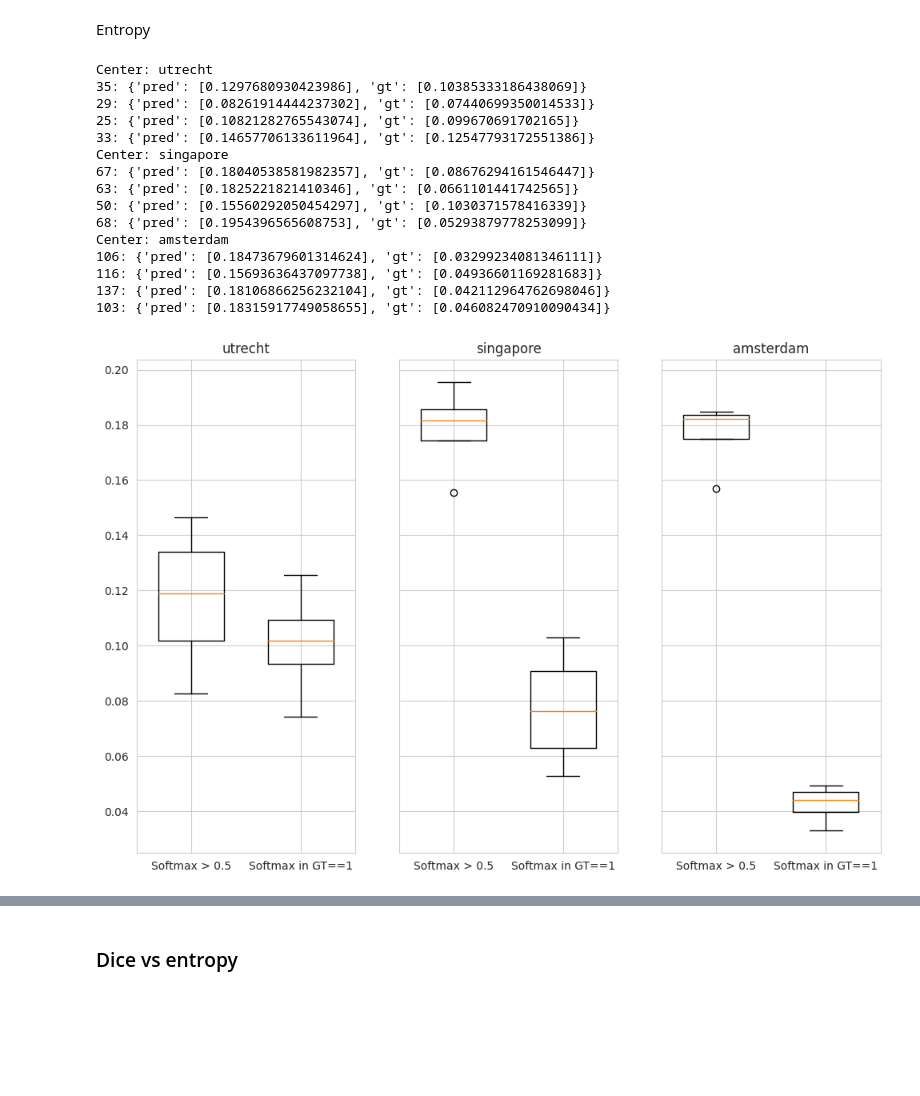
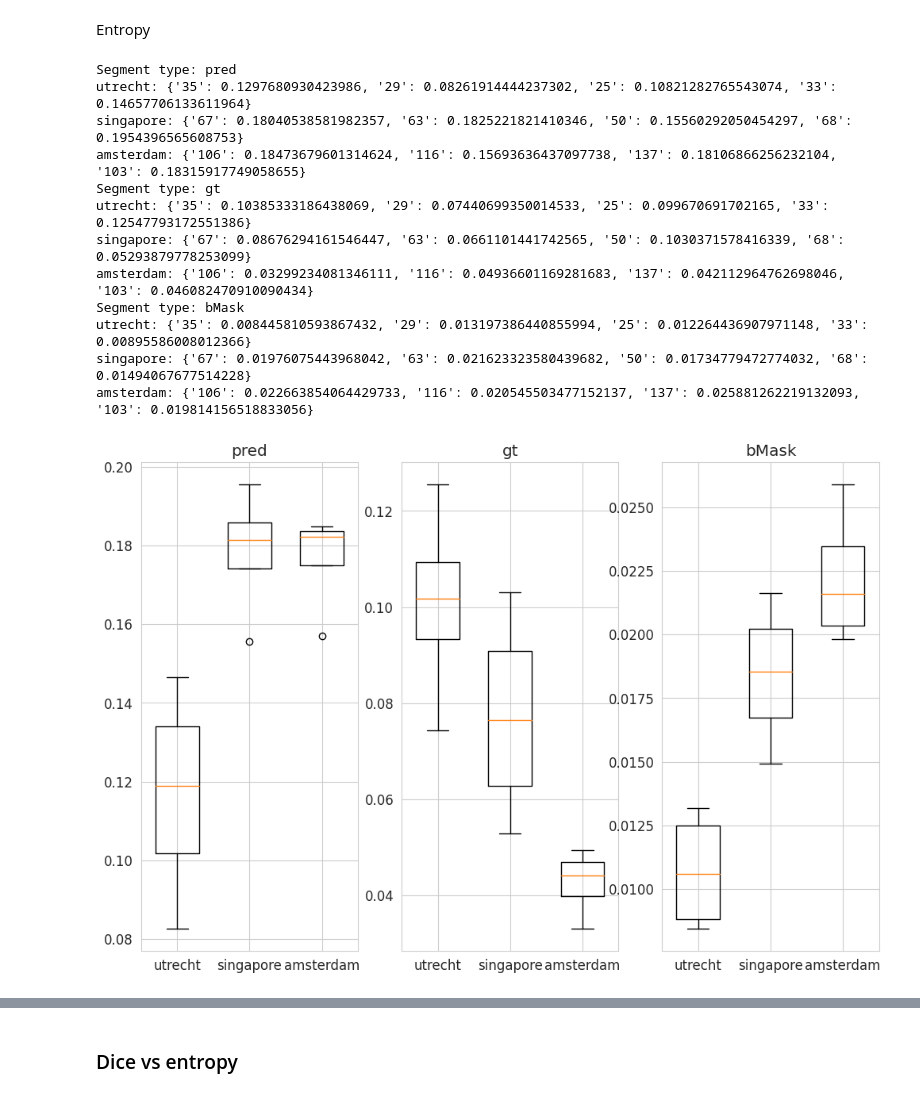
Before and after one commit to vfmatzkin/wmh-mc-seg, a Jupyter notebook: notebooks/training_Utrecht_ce_7704/metrics_u.ipynb, the cells around one changed output, grey strips where cells are left out. Drawn from its saved outputs; the diff is of its cells as text; code cells hidden in the pictures; blank space fills up the shorter version.

```diff
--- a/notebooks/training_Utrecht_ce_7704/metrics_u.ipynb
+++ b/notebooks/training_Utrecht_ce_7704/metrics_u.ipynb
@@ -12,21 +13,18 @@ dice_scores('utrecht', path_csvs)
 # %% [markdown]
 Entropy
 # %%
-entropy_segment('utrecht', path_csvs)
+entropy_segment_per_center('utrecht', path_csvs)
 # %% [output]
-Center: utrecht
-35: {'pred': [0.1297680930423986], 'gt': [0.10385333186438069]}
-29: {'pred': [0.08261914444237302], 'gt': [0.07440699350014533]}
-25: {'pred': [0.10821282765543074], 'gt': [0.099670691702165]}
-33: {'pred': [0.14657706133611964], 'gt': [0.12547793172551386]}
-Center: singapore
-67: {'pred': [0.18040538581982357], 'gt': [0.08676294161546447]}
-63: {'pred': [0.1825221821410346], 'gt': [0.0661101441742565]}
-50: {'pred': [0.15560292050454297], 'gt': [0.1030371578416339]}
-68: {'pred': [0.1954396565608753], 'gt': [0.05293879778253099]}
-Center: amsterdam
-106: {'pred': [0.18473679601314624], 'gt': [0.03299234081346111]}
-116: {'pred': [0.15693636437097738], 'gt': [0.04936601169281683]}
-137: {'pred': [0.18106866256232104], 'gt': [0.042112964762698046]}
-103: {'pred': [0.18315917749058655], 'gt': [0.046082470910090434]}
+Segment type: pred
+utrecht: {'35': 0.1297680930423986, '29': 0.08261914444237302, '25': 0.10821282765543074, '33': 0.14657706133611964}
+singapore: {'67': 0.18040538581982357, '63': 0.1825221821410346, '50': 0.15560292050454297, '68': 0.1954396565608753}
+amsterdam: {'106': 0.18473679601314624, '116': 0.15693636437097738, '137': 0.18106866256232104, '103': 0.18315917749058655}
+Segment type: gt
+utrecht: {'35': 0.10385333186438069, '29': 0.07440699350014533, '25': 0.099670691702165, '33': 0.12547793172551386}
+singapore: {'67': 0.08676294161546447, '63': 0.0661101441742565, '50': 0.1030371578416339, '68': 0.05293879778253099}
+amsterdam: {'106': 0.03299234081346111, '116': 0.04936601169281683, '137': 0.042112964762698046, '103': 0.046082470910090434}
+Segment type: bMask
+utrecht: {'35': 0.008445810593867432, '29': 0.013197386440855994, '25': 0.012264436907971148, '33': 0.00895586008012366}
+singapore: {'67': 0.01976075443968042, '63': 0.021623323580439682, '50': 0.01734779472774032, '68': 0.01494067677514228}
+amsterdam: {'106': 0.022663854064429733, '116': 0.020545503477152137, '137': 0.025881262219132093, '103': 0.019814156518833056}
-[figure, old version]
+[figure, new version]
```
Also changed, not shown: parts of 7 cells of this notebook, 25 other files.
